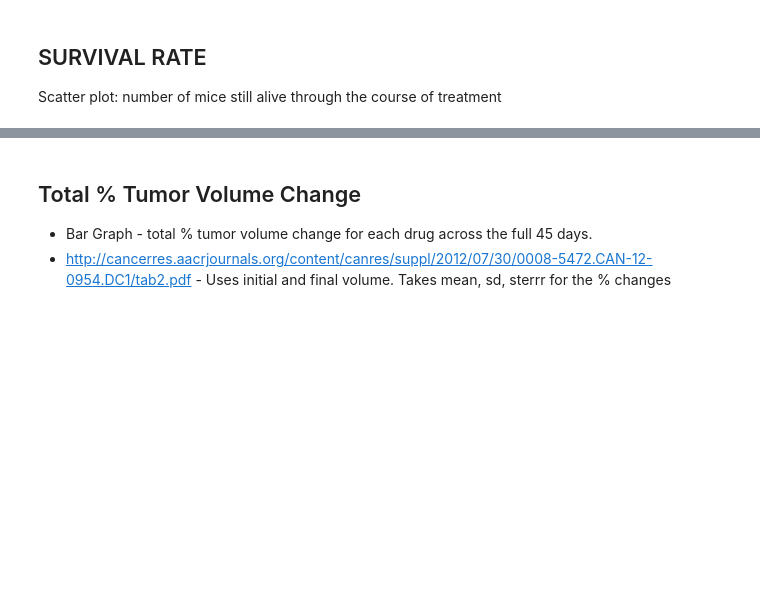
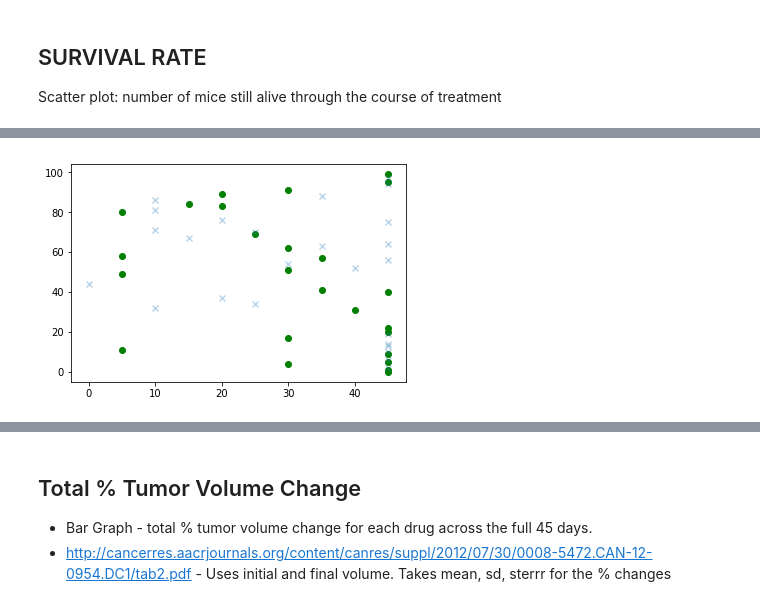
Before and after one commit to jenshurley/hw5, a Jupyter notebook: PYDRUG_FINAL.ipynb, the cells around one changed output, grey strips where cells are left out. Saved outputs shown, nothing was run; the diff lists cells and outputs as text; code cells hidden in the pictures; blank space fills up the shorter version.

```diff
--- a/PYDRUG_FINAL.ipynb
+++ b/PYDRUG_FINAL.ipynb
@@ -140,0 +170,5 @@ plt.title("Lifespans of mice on different drugs");
+# %%
+plt.scatter(infu.dur, infu.index, marker='o', color = 'green')
+plt.scatter(plac.dur, plac.index, marker='x', alpha = 0.3);
+# %% [output]
+[figure, added]
```
Also changed, not shown: parts of 29 cells of this notebook.
